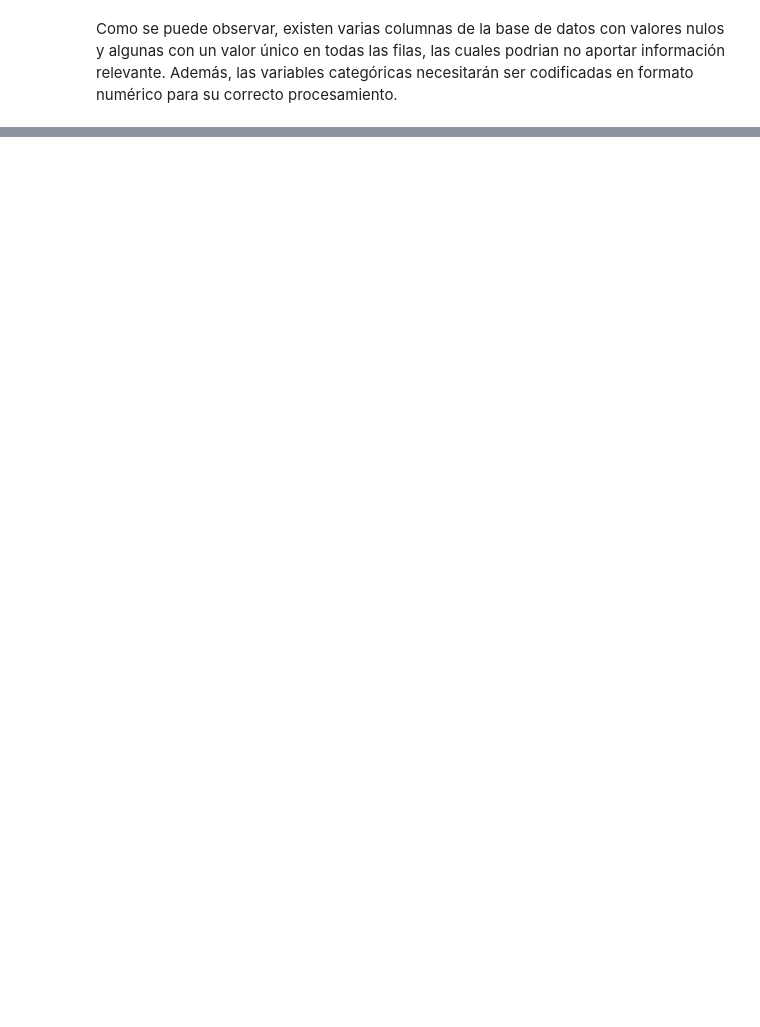
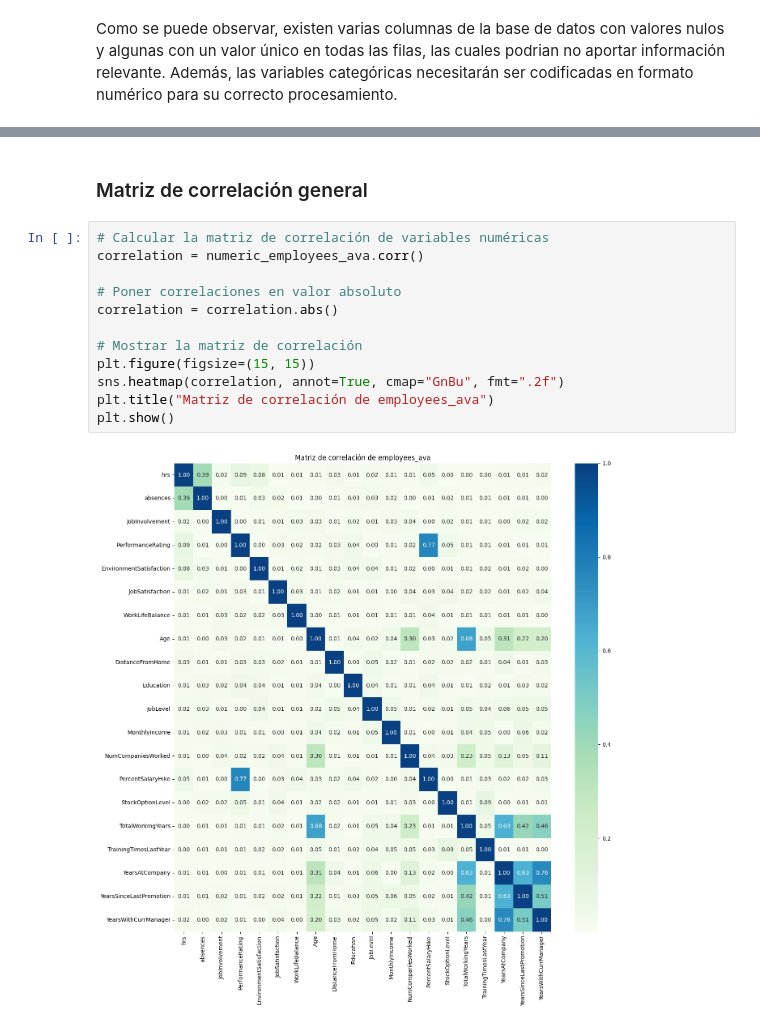
Before and after one commit to 100475757/ML_P1, a Jupyter notebook: notebook1.ipynb, the cells around one changed output, grey strips where cells are left out. Saved outputs shown, nothing was run; the diff lists cells and outputs as text; blank space fills up the shorter version.

Commit message:
"Matriz de correlación y retoques del EDA"

```diff
--- a/notebook1.ipynb
+++ b/notebook1.ipynb
@@ -146,0 +189,16 @@ La variable objetivo 'Attrition' presenta un claro desbalance, con un 83.88% de
+# %% [markdown]
+### Matriz de correlación general
+# %%
+# Calcular la matriz de correlación de variables numéricas
+correlation = numeric_employees_ava.corr()
+
+# Poner correlaciones en valor absoluto
+correlation = correlation.abs()
+
+# Mostrar la matriz de correlación
+plt.figure(figsize=(15, 15))
+sns.heatmap(correlation, annot=True, cmap="GnBu", fmt=".2f")
+plt.title("Matriz de correlación de employees_ava")
+plt.show()
+# %% [output]
+[figure, added]
```
Also changed, not shown: parts of 11 cells of this notebook.
